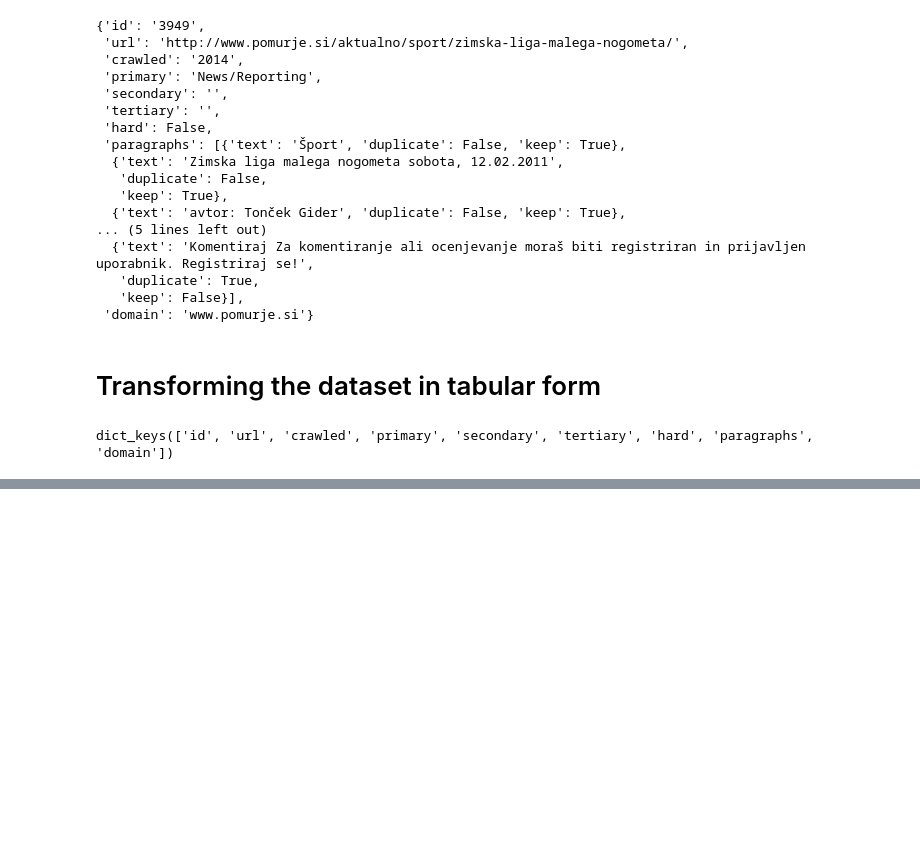
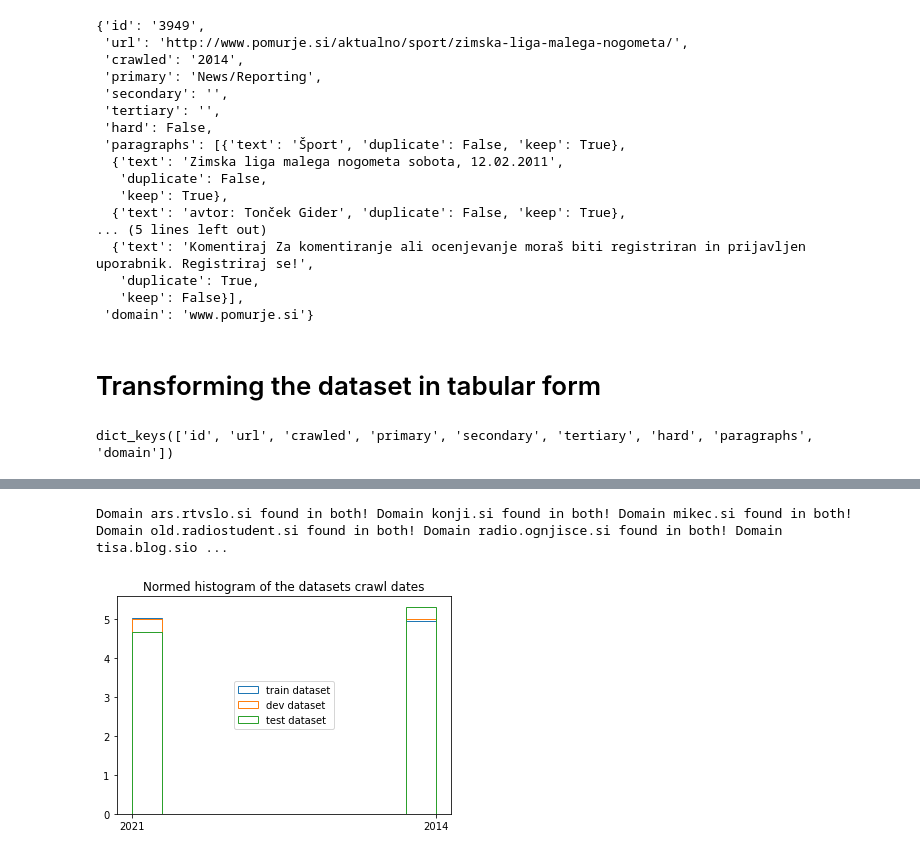
Before and after one commit to TajaKuzman/Transformers-GINCO-Experiments, a Jupyter notebook: 1_data_preparation.ipynb, the cells around one changed output, grey strips where cells are left out. Saved outputs shown, nothing was run; the diff lists cells and outputs as text; code cells hidden in the pictures; blank space fills up the shorter version.

```diff
--- a/1_data_preparation.ipynb
+++ b/1_data_preparation.ipynb
@@ -142,0 +279,4 @@ df.head()
+# %%
+for i, domain in enumerate(problematic_domains.index):
+    if domain in train.domain.unique() and domain in devtest.domain.unique():
+        print(f"Domain {domain} found in both!")
@@ -142,0 +289,6 @@ df.head()
+# %%
+dev, test = train_test_split(devtest, test_size=0.5, stratify=devtest.crawled, random_state=42)
+
+bydomain = devtest.groupby("domain").count()["id"]
+problematic_domains = bydomain[bydomain != 1]
+problematic_domains
@@ -142,0 +313,29 @@ df.head()
+# %%
+for i, domain in enumerate(problematic_domains.index):
+    if domain in test.domain.unique() and domain in dev.domain.unique():
+        print(f"Domain {domain} found in both!", end=" ")
+    else:
+        continue
+    if i%2 != 0:
+        indices_to_transfer_to_dev = test.domain == domain
+        dev = pd.concat([dev, test[indices_to_transfer_to_dev]], ignore_index=True)
+        test = test[~indices_to_transfer_to_dev]
+    else:
+        indices_to_transfer_to_test = dev.domain == domain
+        test = pd.concat([test, dev[indices_to_transfer_to_test]], ignore_index=True)
+        dev = dev[~indices_to_transfer_to_test]
+    dev.reset_index(drop=True, inplace=True)
+    test.reset_index(drop=True, inplace=True)
+# %% [output]
+Domain ars.rtvslo.si found in both! Domain konji.si found in both! Domain mikec.si found in both! Domain old.radiostudent.si found in both! Domain radio.ognjisce.si found in both! Domain tisa.blog.sio ...
+# %%
+density = True
+
+plt.hist(train.crawled, label="train dataset", density=density, histtype="step")
+plt.hist(dev.crawled, label="dev dataset", density=density, histtype="step")
+plt.hist(test.crawled, label="test dataset", density=density, histtype="step")
+plt.legend(loc="center")
+plt.title("Normed histogram of the datasets crawl dates")
+plt.show()
+# %% [output]
+[figure, added]
```
Also changed, not shown: parts of 27 cells of this notebook, 3 other files.
